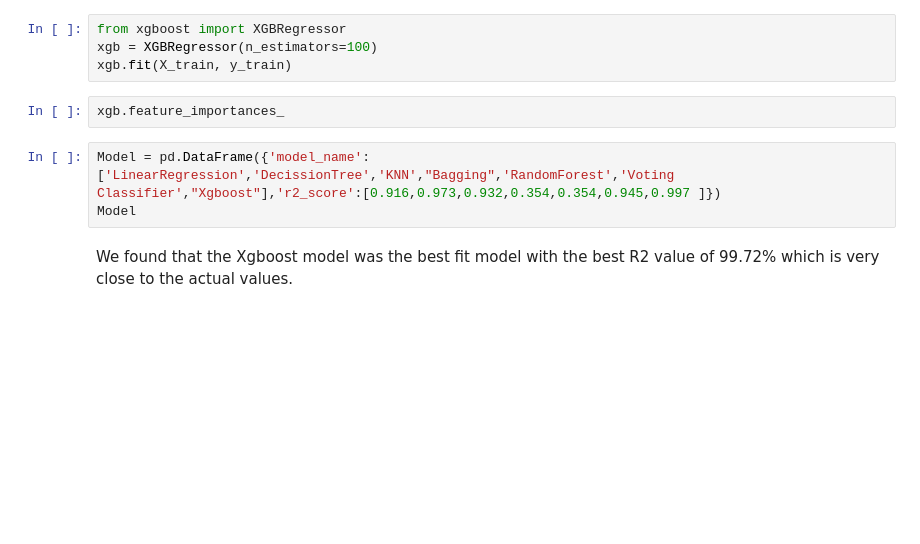
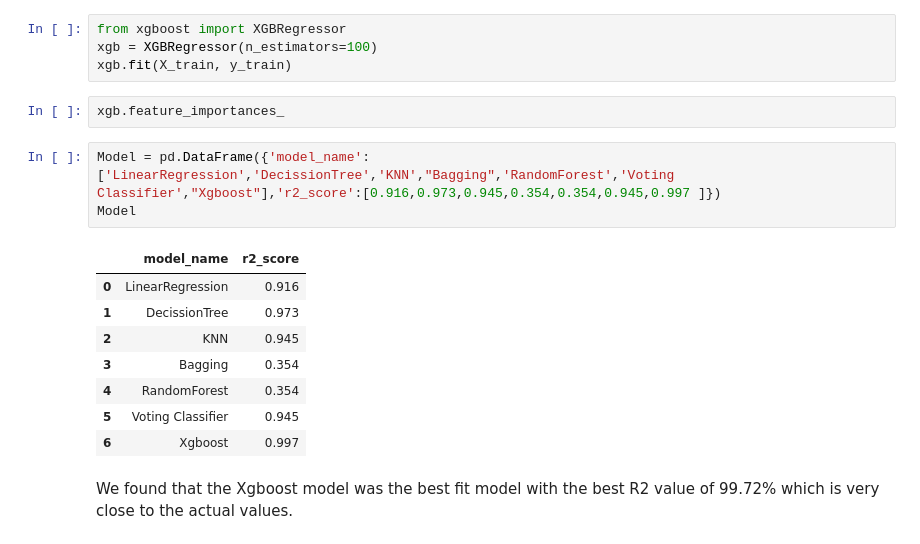
Before and after one commit to manoj-holagi/House-Price-Prediction, a Jupyter notebook: Chennai_House_Price_Prediction.ipynb, the cells around one changed output. Cells and saved outputs as stored; diff of their text form; blank space fills up the shorter version.

```diff
--- a/Chennai_House_Price_Prediction.ipynb
+++ b/Chennai_House_Price_Prediction.ipynb
@@ -734,8 +734,17 @@ xgb.fit(X_train, y_train)
 # %%
 xgb.feature_importances_
 # %%
-Model = pd.DataFrame({'model_name':['LinearRegression','DecissionTree','KNN',"Bagging",'RandomForest','Voting Classifier',"Xgboost"],'r2_score':[0.916,0.973,0.932,0.354,0.354,0.945,0.997 ]})
+Model = pd.DataFrame({'model_name':['LinearRegression','DecissionTree','KNN',"Bagging",'RandomForest','Voting Classifier',"Xgboost"],'r2_score':[0.916,0.973,0.945,0.354,0.354,0.945,0.997 ]})
 Model
+# %% [output]
+|  | model_name | r2_score |
+| 0 | LinearRegression | 0.916 |
+| 1 | DecissionTree | 0.973 |
+| 2 | KNN | 0.945 |
+| 3 | Bagging | 0.354 |
+| 4 | RandomForest | 0.354 |
+| 5 | Voting Classifier | 0.945 |
+| 6 | Xgboost | 0.997 |
 # %% [markdown]
 We found that the Xgboost model was the best fit model with the best R2 value of 99.72% which is very close to the actual values.
 # %% [markdown]
```
